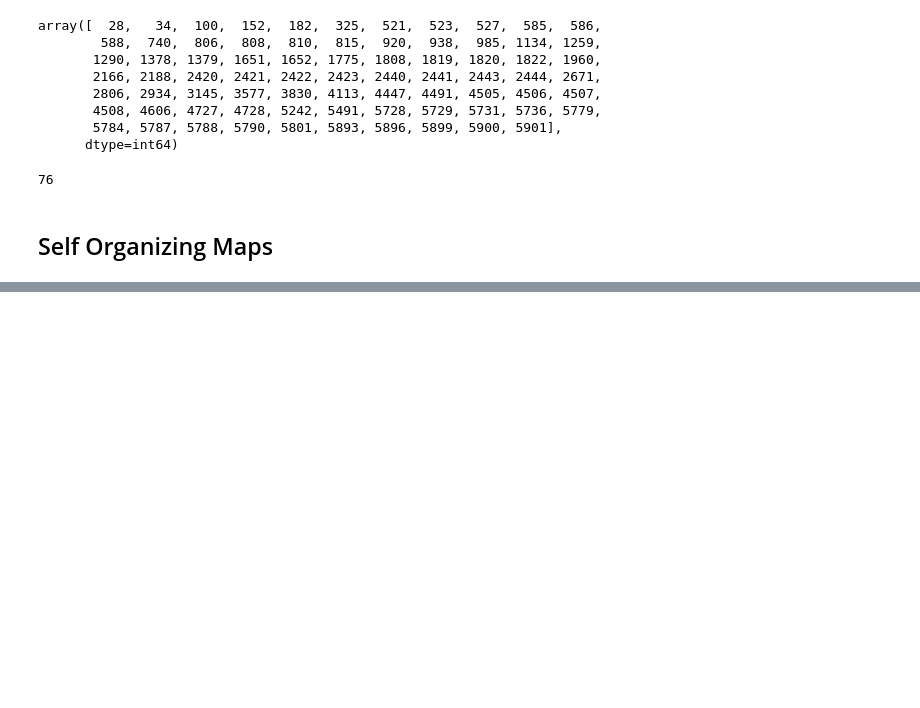
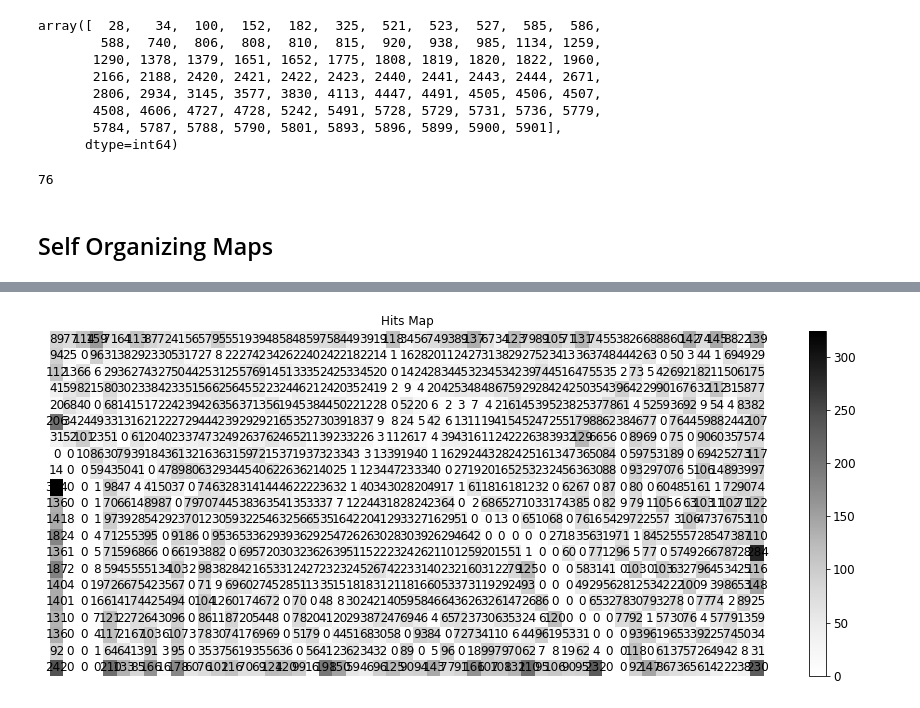
Before and after one commit to brandries/project_echo_clustering, a Jupyter notebook: clustering/Manifold learning.ipynb, the cells around one changed output, grey strips where cells are left out. Saved outputs shown, nothing was run; the diff lists cells and outputs as text; code cells hidden in the pictures; blank space fills up the shorter version.

```diff
--- a/clustering/Manifold learning.ipynb
+++ b/clustering/Manifold learning.ipynb
@@ -164,0 +175,7 @@ show()
+# %%
+from sompy.visualization.bmuhits import BmuHitsView
+
+vhts  = BmuHitsView(4,4,"Hits Map",text_size=12)
+vhts.show(sm, anotate=True, onlyzeros=False, labelsize=12, cmap="Greys", logaritmic=False)
+# %% [output]
+[figure, added]
```
Also changed, not shown: parts of 19 cells of this notebook.
